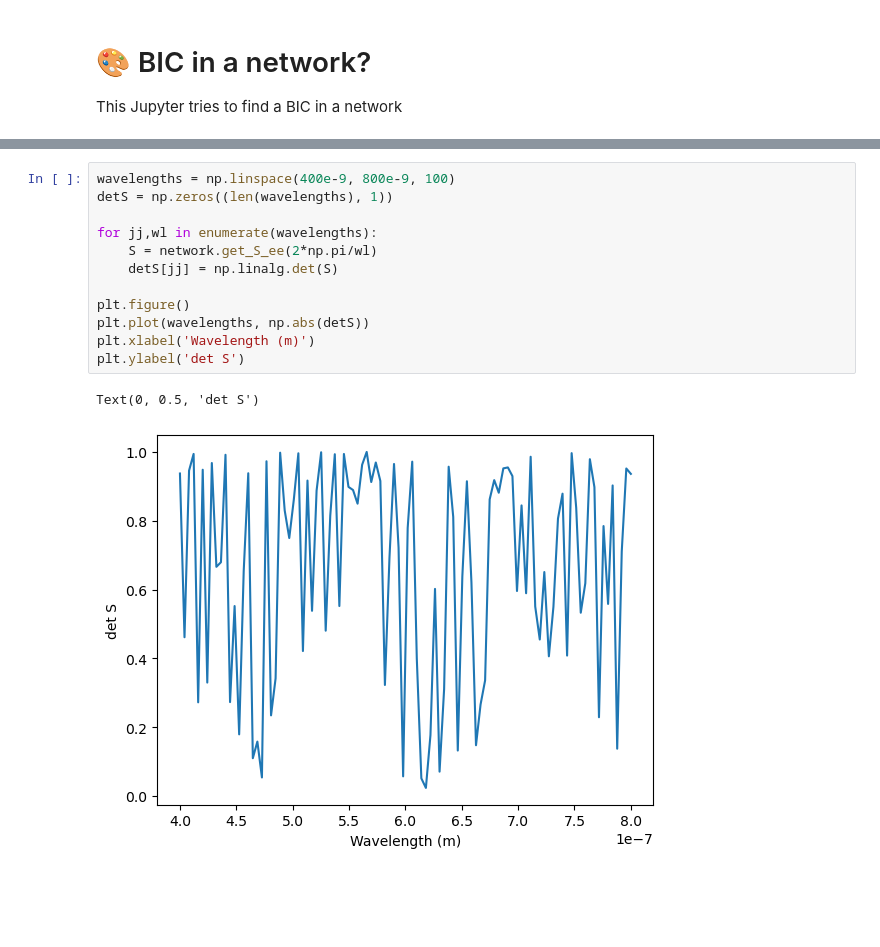
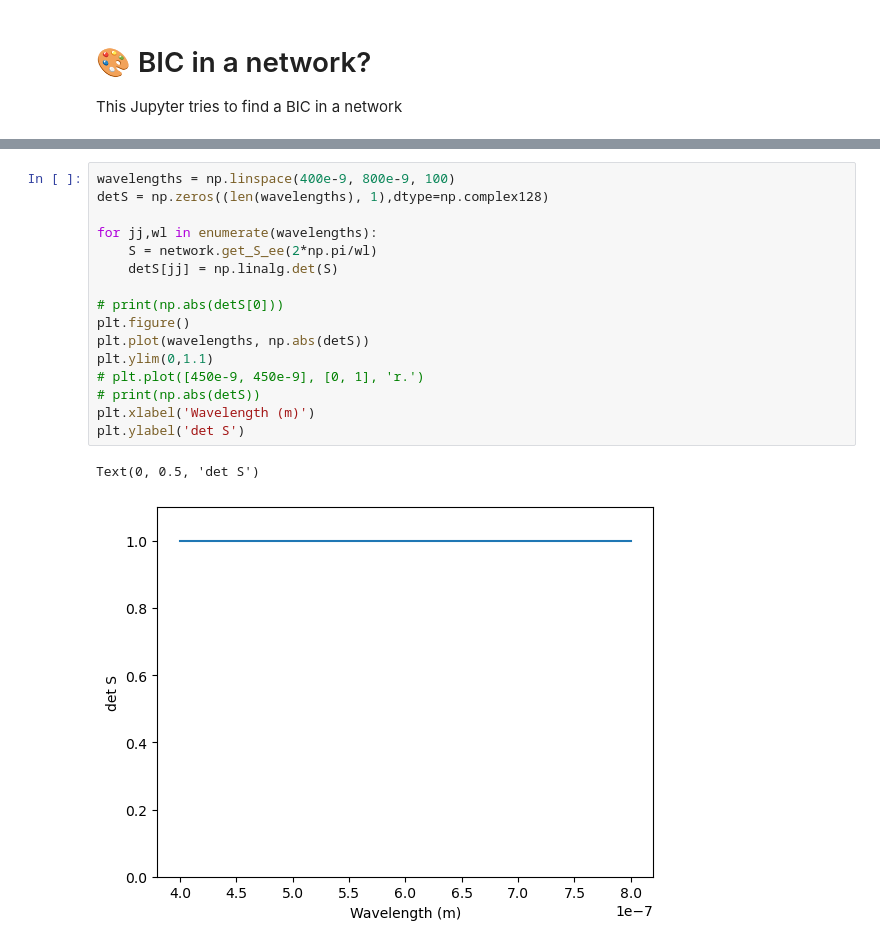
Before and after one commit to Optical-Theory-Group/networklibrary, a Jupyter notebook: network_bic.ipynb, the cells around one changed output, grey strips where cells are left out. Drawn from its saved outputs; the diff is of its cells as text; blank space fills up the shorter version.

```diff
--- a/network_bic.ipynb
+++ b/network_bic.ipynb
@@ -77,16 +79,20 @@ network.draw(
 [figure]
 # %%
 wavelengths = np.linspace(400e-9, 800e-9, 100)
-detS = np.zeros((len(wavelengths), 1))
+detS = np.zeros((len(wavelengths), 1),dtype=np.complex128)
 
 for jj,wl in enumerate(wavelengths):
     S = network.get_S_ee(2*np.pi/wl)
     detS[jj] = np.linalg.det(S)
 
+# print(np.abs(detS[0]))
 plt.figure()
 plt.plot(wavelengths, np.abs(detS))
+plt.ylim(0,1.1)
+# plt.plot([450e-9, 450e-9], [0, 1], 'r.')
+# print(np.abs(detS))
 plt.xlabel('Wavelength (m)')
 plt.ylabel('det S')
 # %% [output]
 Text(0, 0.5, 'det S')
-[figure, old version]
+[figure, new version]
```
Also changed, not shown: parts of 6 cells of this notebook, 12 other files.
